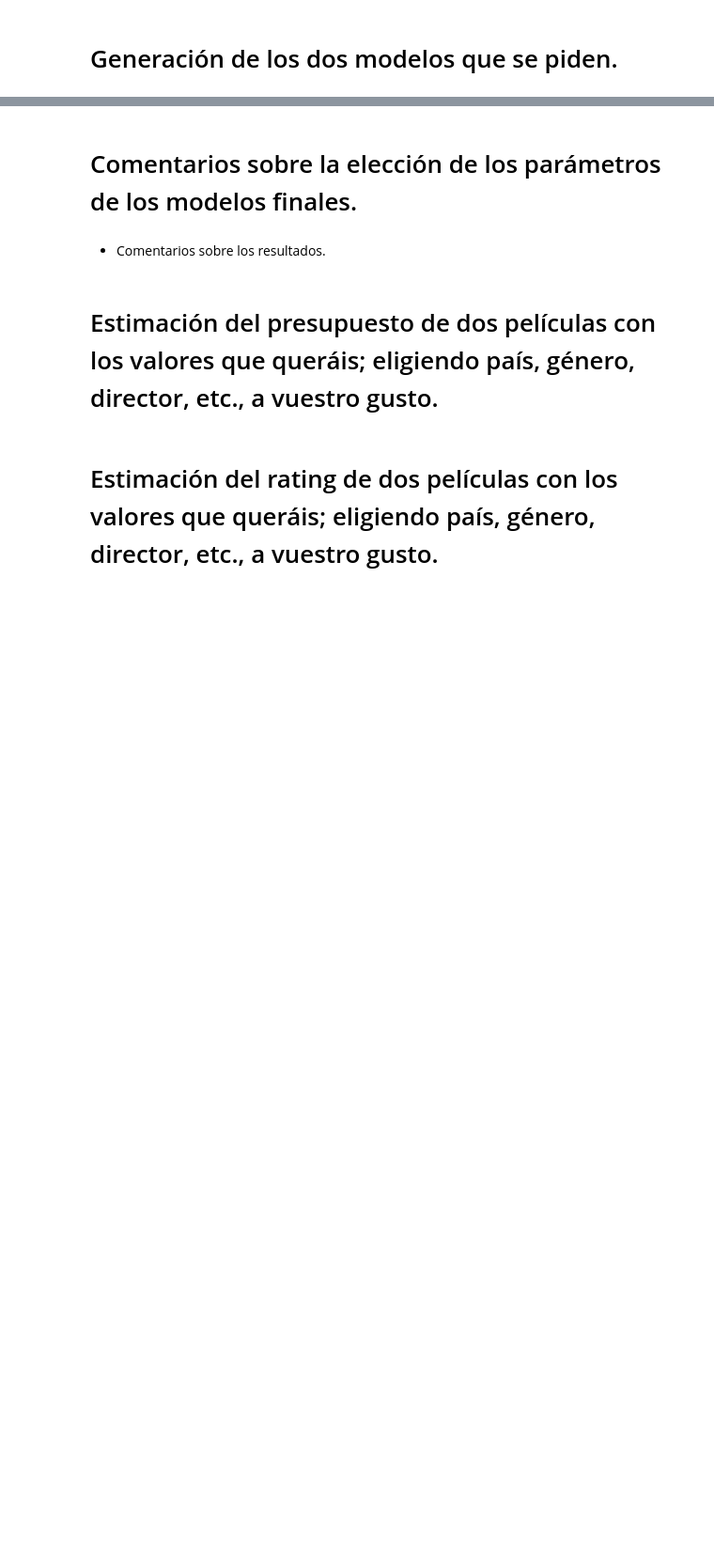
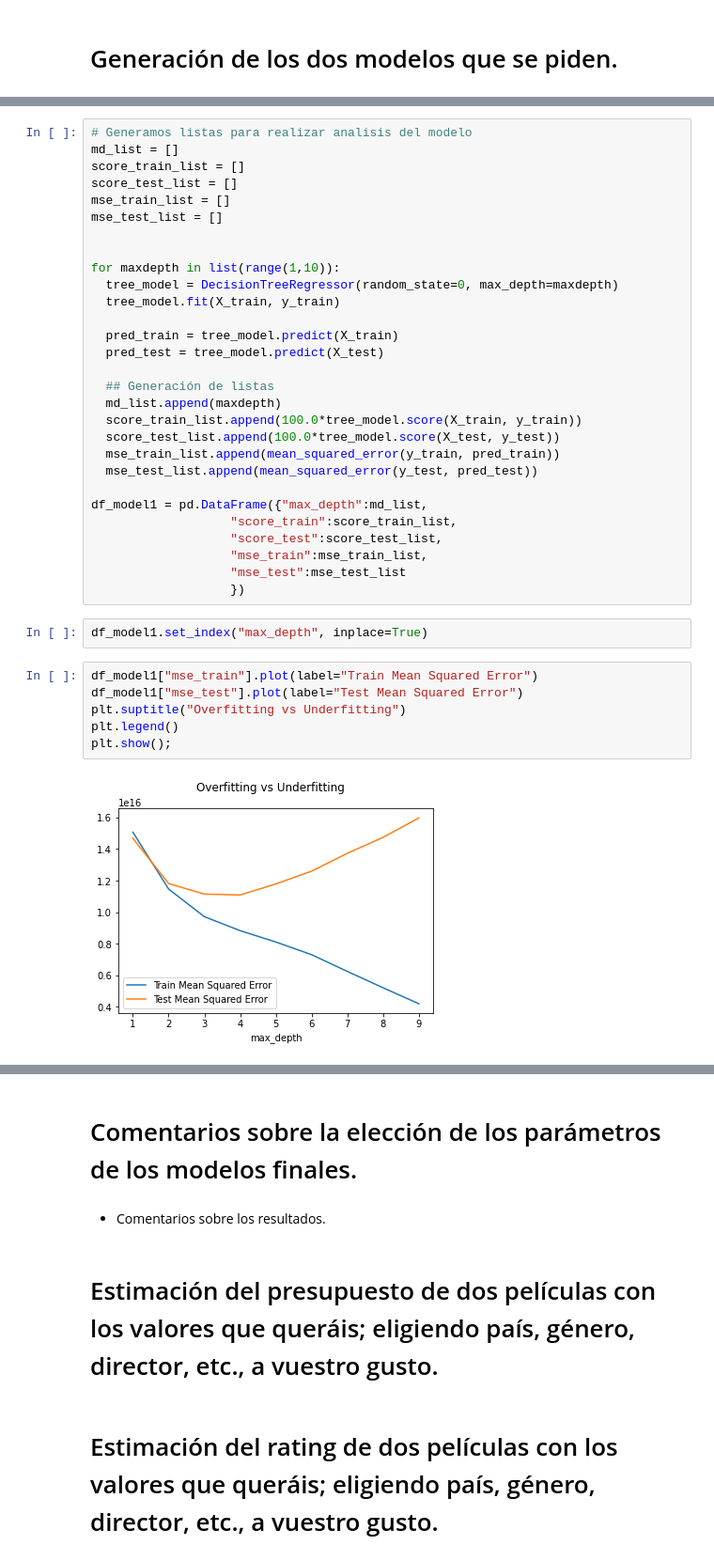
Before and after one commit to JALVARADORUIZ/DataAnalytic-PJUD, a Jupyter notebook: M6_AI1_AlvaradoRuizJoseArmando.ipynb, the cells around one changed output, grey strips where cells are left out. Shown: that part at 94% size. Saved outputs shown, nothing was run; the diff lists cells and outputs as text; blank space fills up the shorter version.

```diff
--- a/M6_AI1_AlvaradoRuizJoseArmando.ipynb
+++ b/M6_AI1_AlvaradoRuizJoseArmando.ipynb
@@ -225,0 +243,39 @@ df_recaudacion.head(5)
+# %%
+# Generamos listas para realizar analisis del modelo
+md_list = []
+score_train_list = []
+score_test_list = []
+mse_train_list = []
+mse_test_list = []
+
+
+for maxdepth in list(range(1,10)):
+  tree_model = DecisionTreeRegressor(random_state=0, max_depth=maxdepth)
+  tree_model.fit(X_train, y_train)
+
+  pred_train = tree_model.predict(X_train)
+  pred_test = tree_model.predict(X_test)
+
+  ## Generación de listas
+  md_list.append(maxdepth)
+  score_train_list.append(100.0*tree_model.score(X_train, y_train))
+  score_test_list.append(100.0*tree_model.score(X_test, y_test))
+  mse_train_list.append(mean_squared_error(y_train, pred_train))
+  mse_test_list.append(mean_squared_error(y_test, pred_test))
+
+df_model1 = pd.DataFrame({"max_depth":md_list,
+                   "score_train":score_train_list,
+                   "score_test":score_test_list,
+                   "mse_train":mse_train_list,
+                   "mse_test":mse_test_list
+                   })
+# %%
+df_model1.set_index("max_depth", inplace=True)
+# %%
+df_model1["mse_train"].plot(label="Train Mean Squared Error")
+df_model1["mse_test"].plot(label="Test Mean Squared Error")
+plt.suptitle("Overfitting vs Underfitting")
+plt.legend()
+plt.show();
+# %% [output]
+[figure, added]
```
Also changed, not shown: parts of 8 cells of this notebook.
